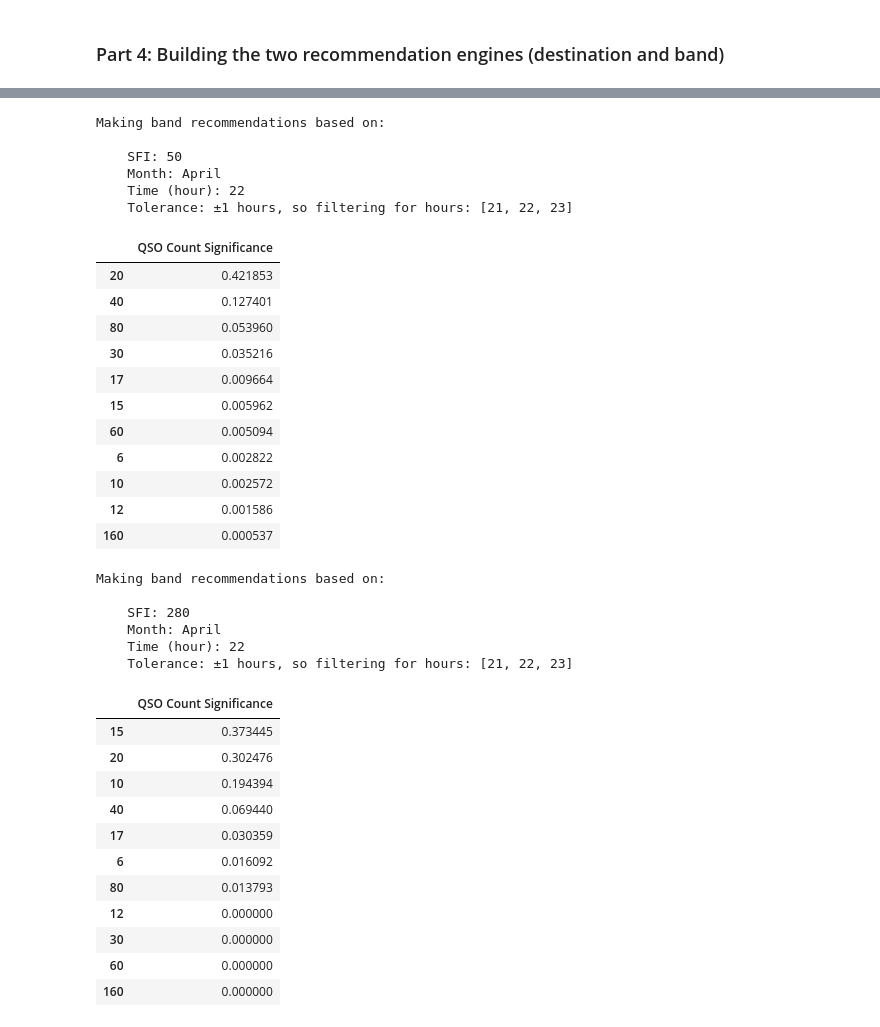
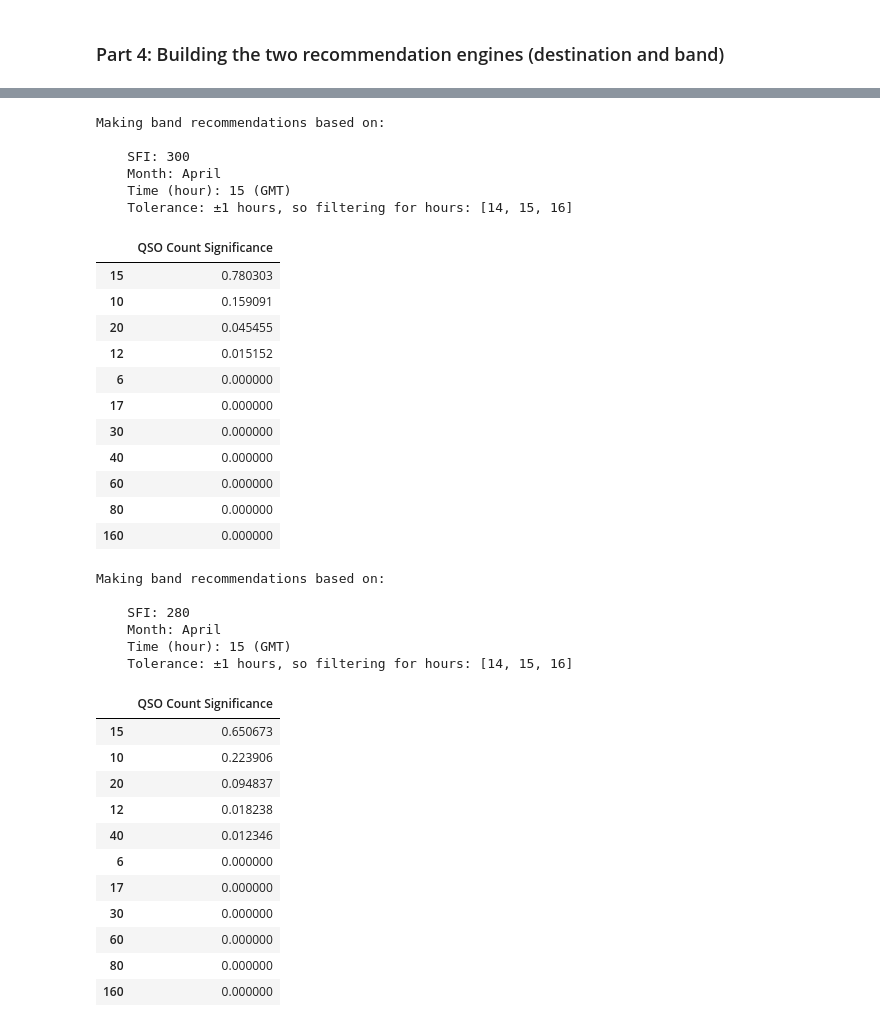
Before and after one commit to yarov3so/Data-analysis-project-QSOs-over-HF-bands-, a Jupyter notebook: QSO_study.ipynb, the cells around one changed output, grey strips where cells are left out. Saved outputs shown, nothing was run; the diff lists cells and outputs as text; code cells hidden in the pictures.

```diff
--- a/QSO_study.ipynb
+++ b/QSO_study.ipynb
@@ -782,9 +690,9 @@ def qso_count_sig_for_bands(month, hour, tolerance=0, dataset=qso_dataset): # Re
 def best_bands(month=None, hour=None, tolerance=1, sfi=None, dataset=qso_dataset, consider_adjacent_ranges=True): # Recommmends the best bands
 
     if month==None:
-        month=datetime.now().month
+        month=time.gmtime().tm_mon
     if hour==None:
-        hour=datetime.now().hour
+        hour=time.gmtime().tm_hour
     if sfi==None:
         try:
             sfi=get_sfi()
@@ -816,7 +724,7 @@ def best_bands(month=None, hour=None, tolerance=1, sfi=None, dataset=qso_dataset
     time_range=time_range_maker(hour,tolerance)
 
     if set(time_range) != all_hours:
-        print('    Time (hour):',hour)
+        print('    Time (hour):',hour,'(GMT)')
         print(f'    Tolerance: ±{tolerance}','hours, so filtering for hours:',time_range)
     else:
         print('    No time filter was applied since the the implied time range captures all 24 hours.')
@@ -855,26 +763,26 @@ def best_bands(month=None, hour=None, tolerance=1, sfi=None, dataset=qso_dataset
         return pd.DataFrame({'QSO Count Significance' : qso_series.sort_values(ascending=False)})
 # %%
 # Example
-best_bands(sfi=50)
+best_bands(sfi=300)
 # %% [output]
 Making band recommendations based on:
 
-    SFI: 50
+    SFI: 300
     Month: April
-    Time (hour): 22
-    Tolerance: ±1 hours, so filtering for hours: [21, 22, 23]
+    Time (hour): 15 (GMT)
+    Tolerance: ±1 hours, so filtering for hours: [14, 15, 16]
 |  | QSO Count Significance |
-| 20 | 0.421853 |
-| 40 | 0.127401 |
-| 80 | 0.053960 |
-| 30 | 0.035216 |
-| 17 | 0.009664 |
-| 15 | 0.005962 |
-| 60 | 0.005094 |
-| 6 | 0.002822 |
-| 10 | 0.002572 |
-| 12 | 0.001586 |
-| 160 | 0.000537 |
+| 15 | 0.780303 |
+| 10 | 0.159091 |
+| 20 | 0.045455 |
+| 12 | 0.015152 |
+| 6 | 0.000000 |
+| 17 | 0.000000 |
+| 30 | 0.000000 |
+| 40 | 0.000000 |
+| 60 | 0.000000 |
+| 80 | 0.000000 |
+| 160 | 0.000000 |
 # %%
 # Example
 best_bands(sfi=280)
@@ -883,17 +791,17 @@ Making band recommendations based on:
 
     SFI: 280
     Month: April
-    Time (hour): 22
-    Tolerance: ±1 hours, so filtering for hours: [21, 22, 23]
+    Time (hour): 15 (GMT)
+    Tolerance: ±1 hours, so filtering for hours: [14, 15, 16]
 |  | QSO Count Significance |
-| 15 | 0.373445 |
-| 20 | 0.302476 |
-| 10 | 0.194394 |
-| 40 | 0.069440 |
-| 17 | 0.030359 |
-| 6 | 0.016092 |
-| 80 | 0.013793 |
-| 12 | 0.000000 |
+| 15 | 0.650673 |
+| 10 | 0.223906 |
+| 20 | 0.094837 |
+| 12 | 0.018238 |
+| 40 | 0.012346 |
+| 6 | 0.000000 |
+| 17 | 0.000000 |
 | 30 | 0.000000 |
 | 60 | 0.000000 |
+| 80 | 0.000000 |
 | 160 | 0.000000 |
```
Also changed, not shown: parts of 10 cells of this notebook, 1 other file.
